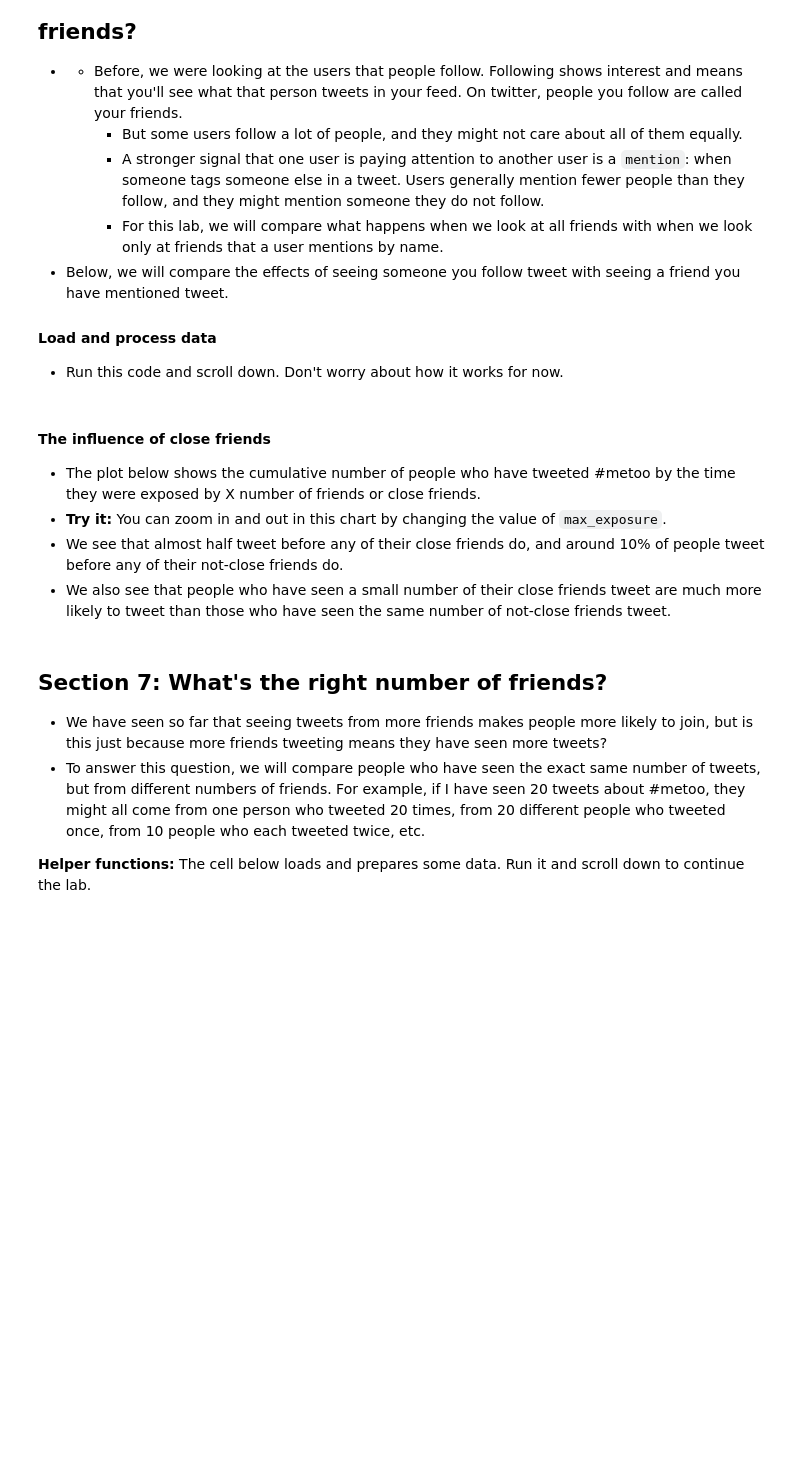
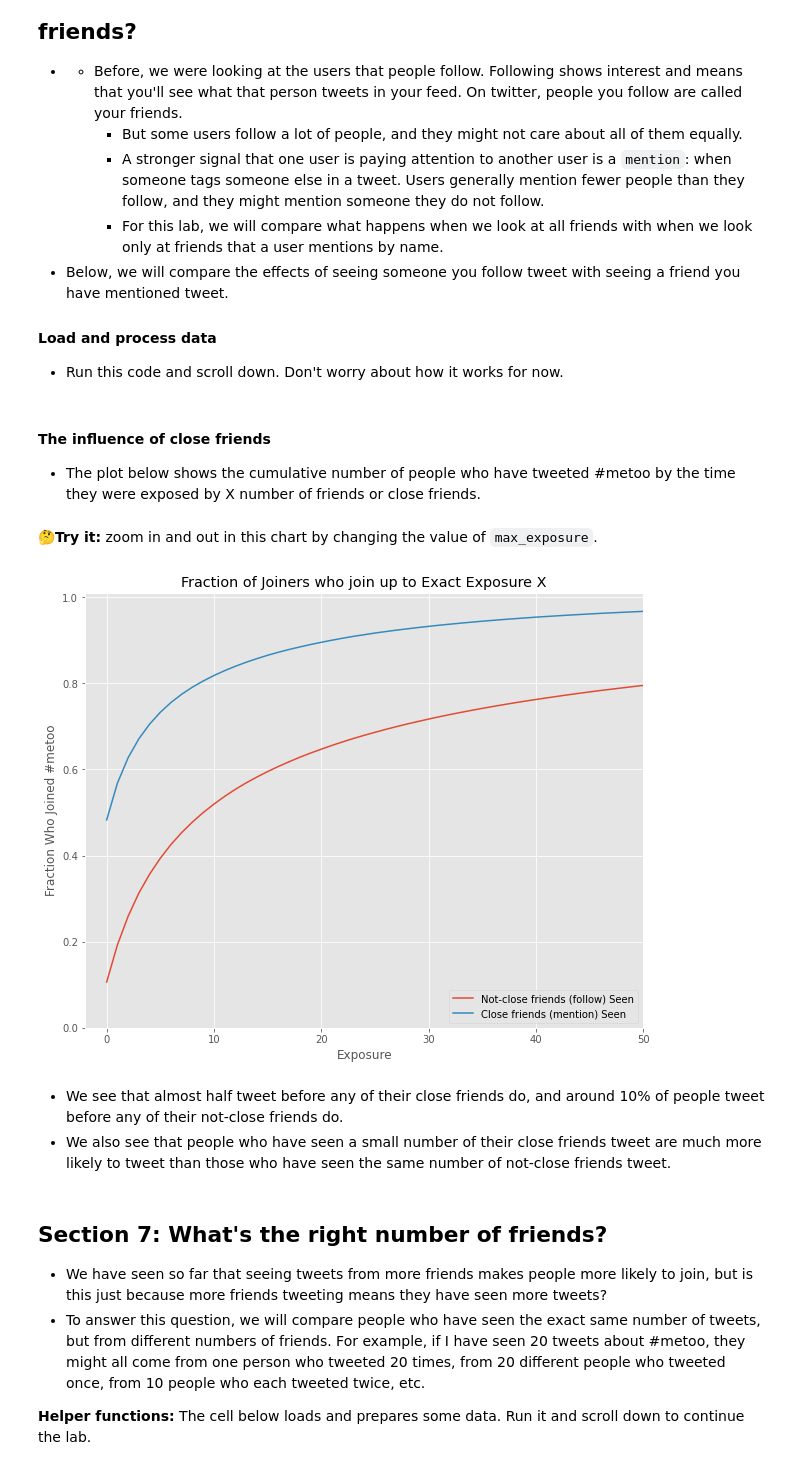
Before and after one commit to nreichen/CSSLabs-Contagion, a Jupyter notebook: 1_metoo.ipynb, the cells around one changed output. Saved outputs shown, nothing was run; the diff lists cells and outputs as text; code cells hidden in the pictures; blank space fills up the shorter version.

```diff
--- a/1_metoo.ipynb
+++ b/1_metoo.ipynb
@@ -267,9 +297,26 @@ far_friends_seen = pd.read_csv('data/far_friends_seen.tsv', sep='\t')
 
 close_friends_seen = calc_probs(close_friends_seen)
 far_friends_seen = calc_probs(far_friends_seen)
+# %% [markdown]
+#### The influence of close friends
+- The plot below shows the cumulative number of people who have tweeted #metoo by the time they were exposed by X number of friends or close friends.
+# %% [markdown]
+🤔**Try it:** zoom in and out in this chart by changing the value of `max_exposure`.
+# %%
+max_exposure = 50
+
+fig, ax = plt.subplots(figsize=(10,8))
+plt.plot(far_friends_seen.views, far_friends_seen.pct_tweeted, label='Not-close friends (follow) Seen')
+plt.plot(close_friends_seen.views, close_friends_seen.pct_tweeted, label='Close friends (mention) Seen')
+ax.set_ylabel('Fraction Who Joined #metoo')
+ax.set_xlabel('Exposure')
+ax.set_xlim(-2, max_exposure)
+ax.set_ylim(0, 1.01)
+ax.set_title('Fraction of Joiners who join up to Exact Exposure X')
+plt.legend(loc='lower right')
+plt.show()
+# %% [output]
+[figure, added]
 # %% [markdown]
-#### The influence of close friends
-- The plot below shows the cumulative number of people who have tweeted #metoo by the time they were exposed by X number of friends or close friends.
-- **Try it:** You can zoom in and out in this chart by changing the value of `max_exposure`.
 - We see that almost half tweet before any of their close friends do, and around 10% of people tweet before any of their not-close friends do.
 - We also see that people who have seen a small number of their close friends tweet are much more likely to tweet than those who have seen the same number of not-close friends tweet.
```
Also changed, not shown: parts of 41 cells of this notebook.
